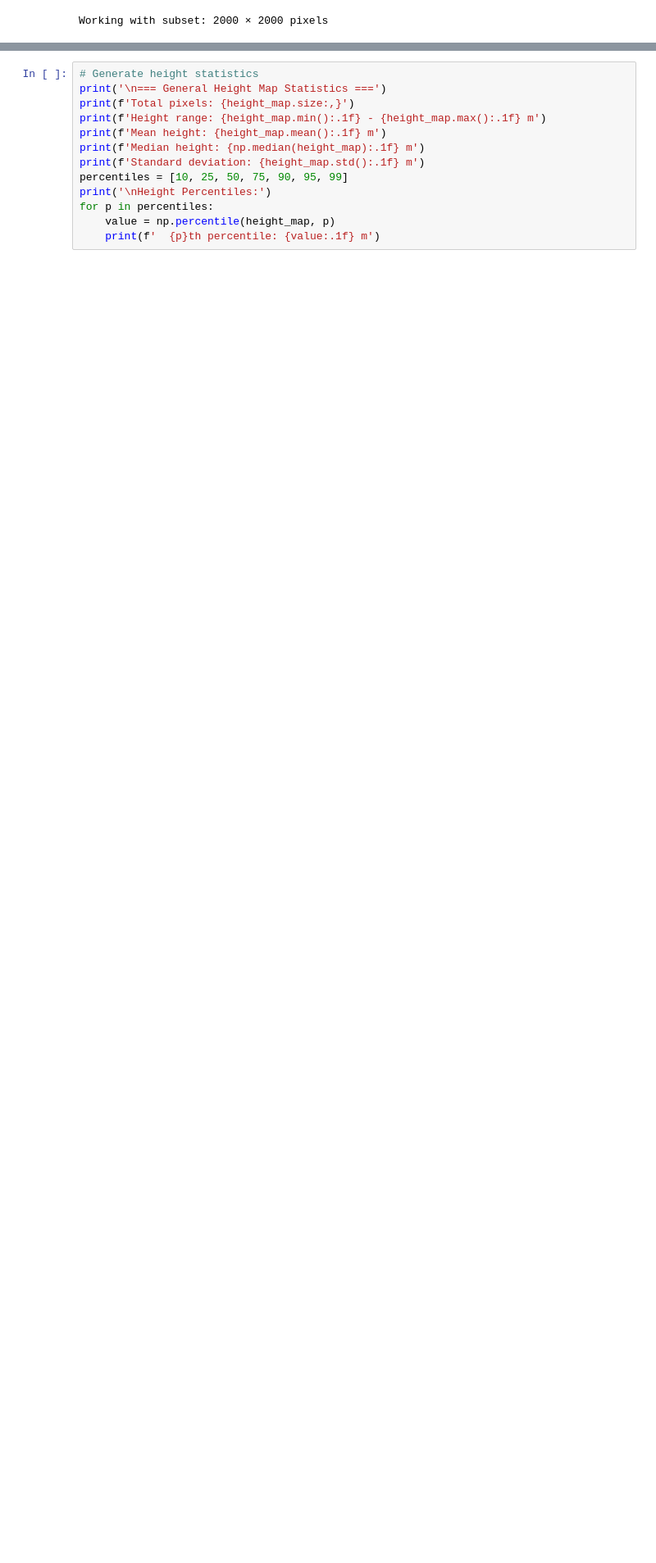
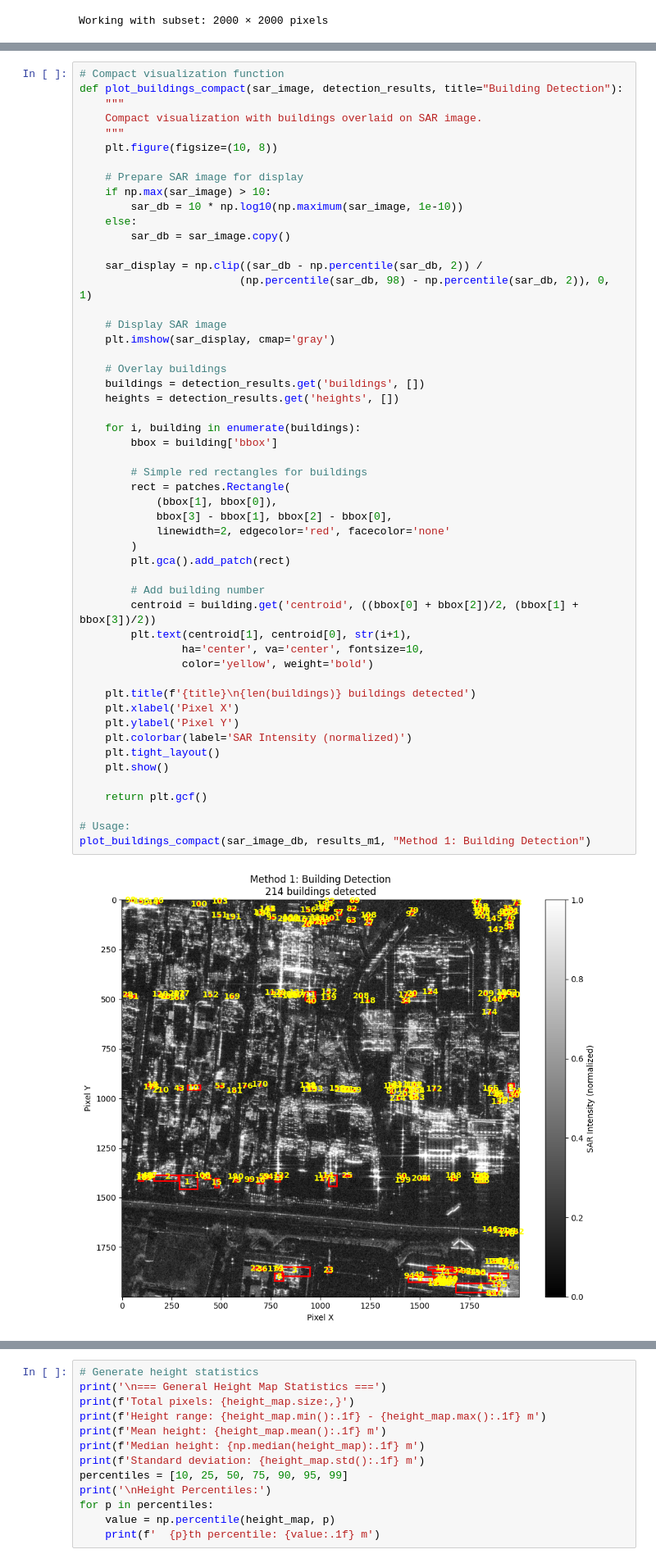
Before and after one commit to naikp13/SAR4CET, a Jupyter notebook: examples/building_height_estimation_iceye.ipynb, the cells around one changed output, grey strips where cells are left out. Shown at 82% size. Cells and saved outputs as stored; diff of their text form; blank space fills up the shorter version.

```diff
--- a/examples/building_height_estimation_iceye.ipynb
+++ b/examples/building_height_estimation_iceye.ipynb
@@ -358,0 +392,54 @@ Height estimates: []
+# %%
+# Compact visualization function
+def plot_buildings_compact(sar_image, detection_results, title="Building Detection"):
+    """
+    Compact visualization with buildings overlaid on SAR image.
+    """
+    plt.figure(figsize=(10, 8))
+
+    # Prepare SAR image for display
+    if np.max(sar_image) > 10:
+        sar_db = 10 * np.log10(np.maximum(sar_image, 1e-10))
+    else:
+        sar_db = sar_image.copy()
+
+    sar_display = np.clip((sar_db - np.percentile(sar_db, 2)) /
+                         (np.percentile(sar_db, 98) - np.percentile(sar_db, 2)), 0, 1)
+
+    # Display SAR image
+    plt.imshow(sar_display, cmap='gray')
+
+    # Overlay buildings
+    buildings = detection_results.get('buildings', [])
+    heights = detection_results.get('heights', [])
+
+    for i, building in enumerate(buildings):
+        bbox = building['bbox']
+
+        # Simple red rectangles for buildings
+        rect = patches.Rectangle(
+            (bbox[1], bbox[0]),
+            bbox[3] - bbox[1], bbox[2] - bbox[0],
+            linewidth=2, edgecolor='red', facecolor='none'
+        )
+        plt.gca().add_patch(rect)
+
+        # Add building number
+        centroid = building.get('centroid', ((bbox[0] + bbox[2])/2, (bbox[1] + bbox[3])/2))
+        plt.text(centroid[1], centroid[0], str(i+1),
+                ha='center', va='center', fontsize=10,
+                color='yellow', weight='bold')
+
+    plt.title(f'{title}\n{len(buildings)} buildings detected')
+    plt.xlabel('Pixel X')
+    plt.ylabel('Pixel Y')
+    plt.colorbar(label='SAR Intensity (normalized)')
+    plt.tight_layout()
+    plt.show()
+
+    return plt.gcf()
+
+# Usage:
+plot_buildings_compact(sar_image_db, results_m1, "Method 1: Building Detection")
+# %% [output]
+[figure, added]
```
Also changed, not shown: parts of 11 cells of this notebook.
